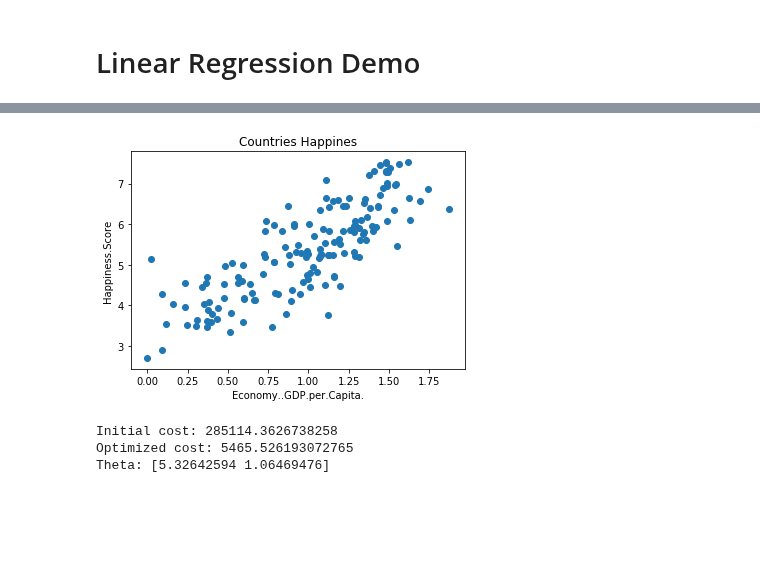
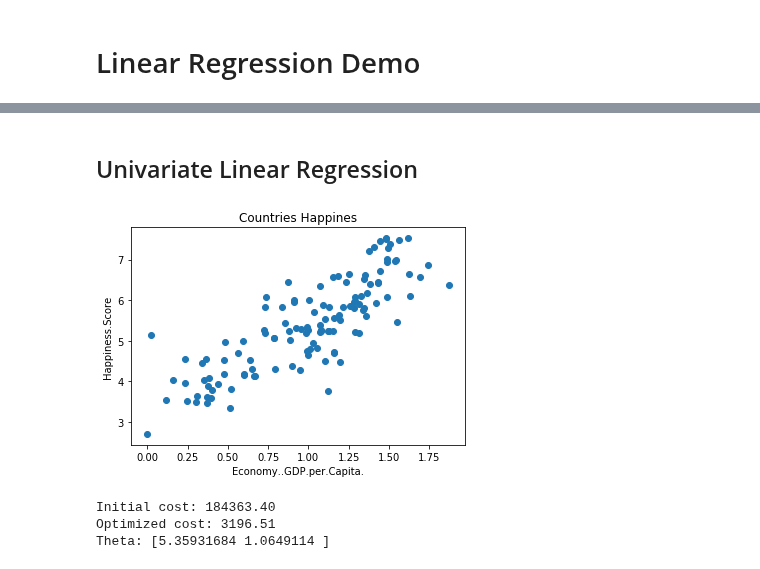
Before and after one commit to trekhleb/homemade-machine-learning, a Jupyter notebook: src/linear_regression/linear_regression_demo.ipynb, the cells around one changed output, grey strips where cells are left out. Drawn from its saved outputs; the diff is of its cells as text; code cells hidden in the pictures; blank space fills up the shorter version.

Commit message:
Provide linear regression demo.

```diff
--- a/src/linear_regression/linear_regression_demo.ipynb
+++ b/src/linear_regression/linear_regression_demo.ipynb
@@ -10,10 +14,10 @@ import matplotlib.pyplot as plt
 from linear_regression import LinearRegression
 # %%
 # Load the data.
-pd_data = pd.read_csv('../../data/world-happiness-report-2017.csv')
+data = pd.read_csv('../../data/world-happiness-report-2017.csv')
 
-# Print first several records to see how the data looks.
-pd_data.head()
+# Print first 10 records to see how the data looks like.
+data.head(10)
 # %% [output]
 |  | Country | Happiness.Rank | Happiness.Score | Whisker.high | Whisker.low | Economy..GDP.per.Capita. | Family | ... |
 | 0 | Norway | 1 | 7.537 | 7.594445 | 7.479556 | 1.616463 | 1.533524 | ... |
@@ -24,14 +33,25 @@ pd_data.head()
+# %% [markdown]
+## Univariate Linear Regression
 # %%
+# Split data set on training and test sets with proportions 80/20.
+# Function sample() returns a random sample of items.
+train_data = data.sample(frac=0.8)
+test_data = data.drop(train_data.index)
+
 # Split training set input and output.
-x = pd_data['Economy..GDP.per.Capita.'].values
-y = pd_data['Happiness.Score'].values
+x_train = train_data[['Economy..GDP.per.Capita.']].values
+y_train = train_data[['Happiness.Score']].values
 
-# Plot the data.
-plt.scatter(x, y)
+# Split test set input and output.
+x_test = test_data[['Economy..GDP.per.Capita.']].values
+y_test = test_data[['Happiness.Score']].values
+
+# Plot training data.
+plt.scatter(x_train, y_train)
 plt.xlabel('Economy..GDP.per.Capita.')
 plt.ylabel('Happiness.Score')
 plt.title('Countries Happines')
 plt.show()
 # %% [output]
-[figure, old version]
+[figure, new version]
 # %%
@@ -59,11 +68,11 @@ learning_rate = 0.1  # The size of the gradient descent step.
 # %%
-print('Initial cost: {0}'.format(cost_history[0]))
-print('Optimized cost: {0}'.format(cost_history[-1]))
-print('Theta: {0}'.format(theta.reshape(1, 2)[0]))
+print('Initial cost: {:.2f}'.format(cost_history[0]))
+print('Optimized cost: {:.2f}'.format(cost_history[-1]))
+print('Theta: {0}'.format(theta.flatten()))
 # %% [output]
-Initial cost: 285114.3626738258
-Optimized cost: 5465.526193072765
-Theta: [5.32642594 1.06469476]
+Initial cost: 184363.40
+Optimized cost: 3196.51
+Theta: [5.35931684 1.0649114 ]
 # %%
 # Plot gradient descent progress.
 plt.plot(range(num_iterations), cost_history)
```
Also changed, not shown: parts of 5 cells of this notebook, 1 other file.
